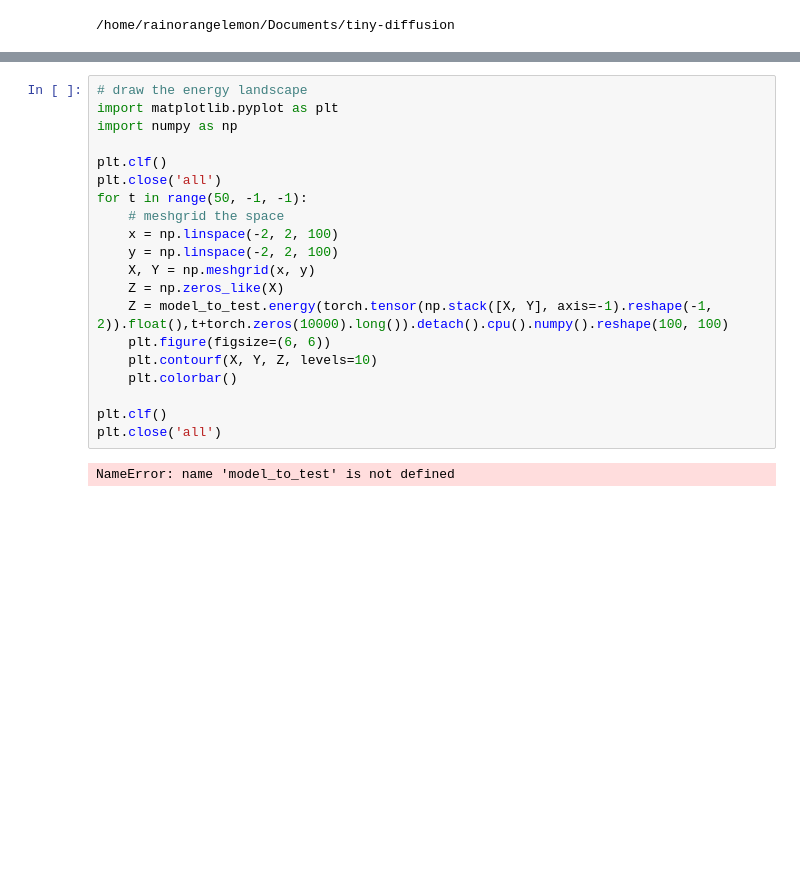
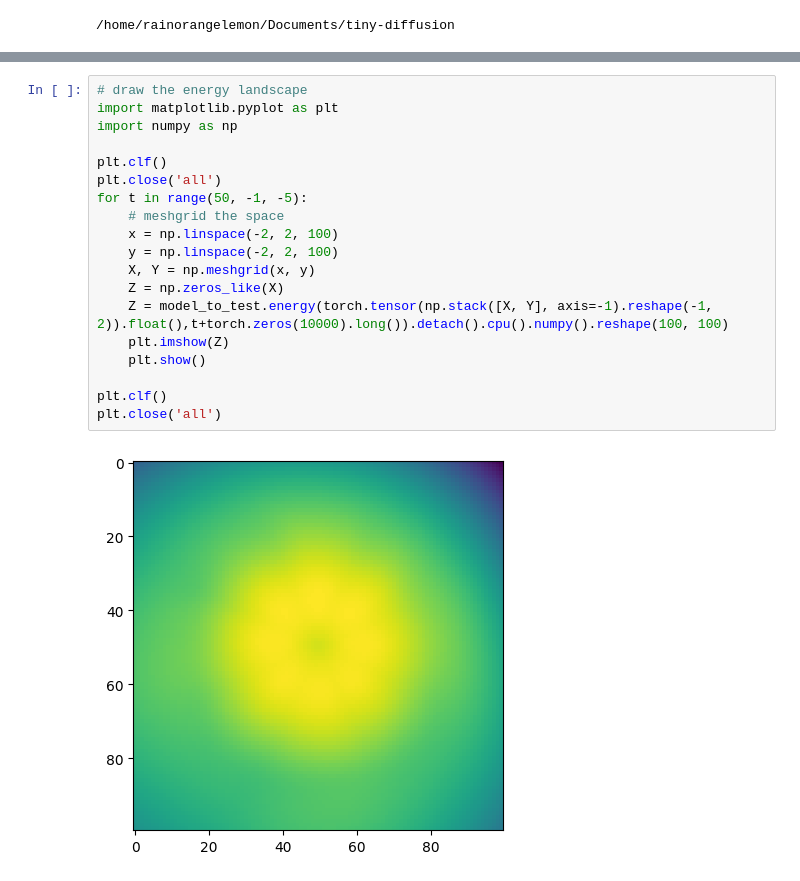
Before and after one commit to rainorangelemon/complift-2d-and-clevr, a Jupyter notebook: notebooks/composition.ipynb, the cells around one changed output, grey strips where cells are left out. Saved outputs shown, nothing was run; the diff lists cells and outputs as text; blank space fills up the shorter version.

```diff
--- a/notebooks/composition.ipynb
+++ b/notebooks/composition.ipynb
@@ -116,22 +130,21 @@ plt.savefig('figures/composition_long_hmc.png')
 # %%
 # draw the energy landscape
 import matplotlib.pyplot as plt
 import numpy as np
 
 plt.clf()
 plt.close('all')
-for t in range(50, -1, -1):
+for t in range(50, -1, -5):
     # meshgrid the space
     x = np.linspace(-2, 2, 100)
     y = np.linspace(-2, 2, 100)
     X, Y = np.meshgrid(x, y)
     Z = np.zeros_like(X)
     Z = model_to_test.energy(torch.tensor(np.stack([X, Y], axis=-1).reshape(-1, 2)).float(),t+torch.zeros(10000).long()).detach().cpu().numpy().reshape(100, 100)
-    plt.figure(figsize=(6, 6))
-    plt.contourf(X, Y, Z, levels=10)
-    plt.colorbar()
+    plt.imshow(Z)
+    plt.show()
 
 plt.clf()
 plt.close('all')
 # %% [output]
-NameError: name 'model_to_test' is not defined
+[figure, added]
```
Also changed, not shown: parts of 6 cells of this notebook, 4 other files.
